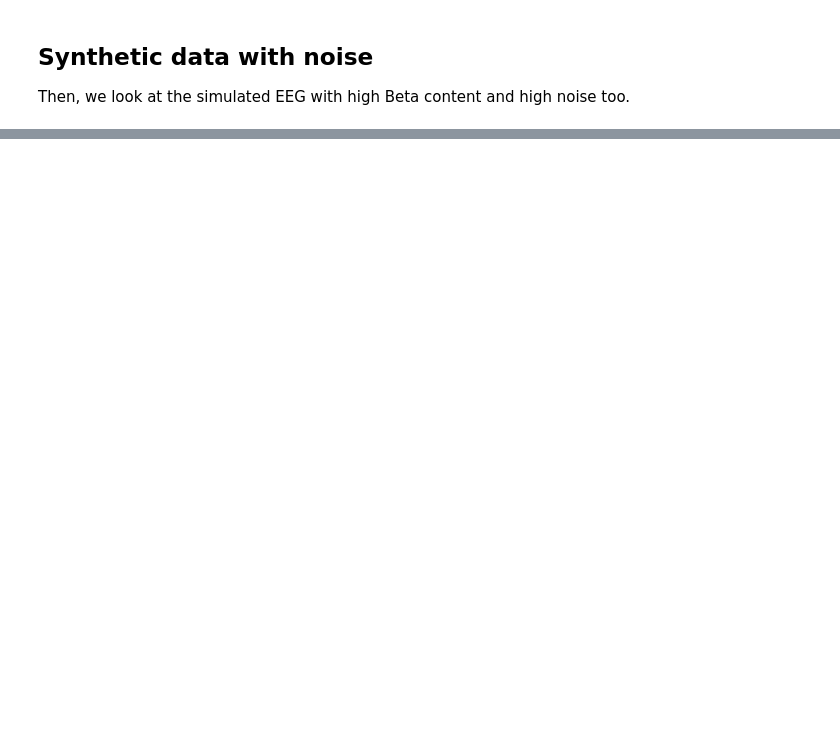
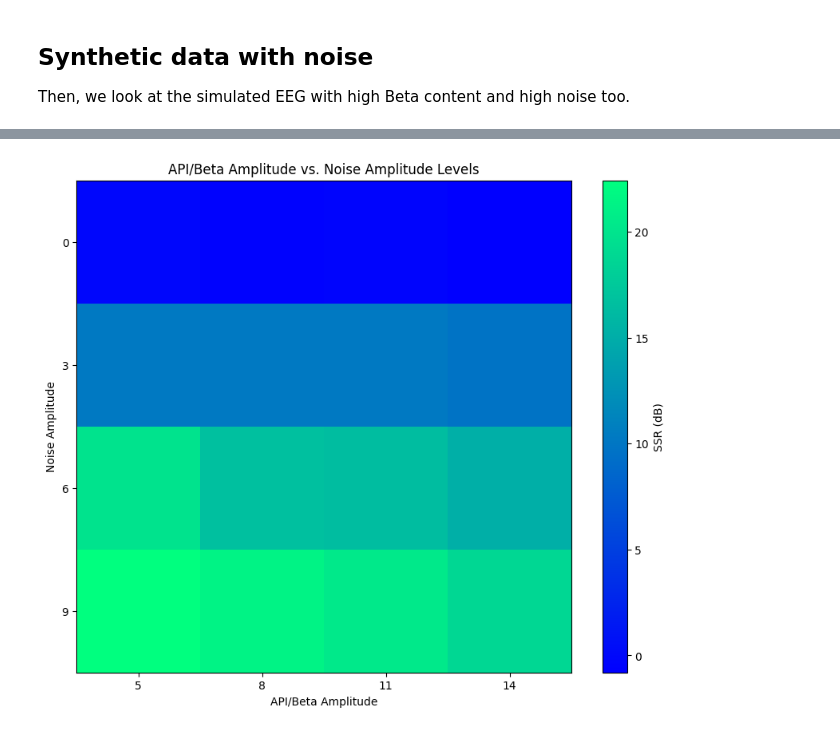
Before and after one commit to Olocufier/HABSlib, a Jupyter notebook: notebooks/HABSlib_104.ipynb, the cells around one changed output, grey strips where cells are left out. Cells and saved outputs as stored; diff of their text form; code cells hidden in the pictures; blank space fills up the shorter version.

```diff
--- a/notebooks/HABSlib_104.ipynb
+++ b/notebooks/HABSlib_104.ipynb
@@ -312,2 +325,17 @@ Session successfully created.
+# %%
+# Step 6: Visualize the results with a heatmap
+plt.figure(figsize=(10, 8))
+# plt.imshow(ssr_results, cmap="YlGnBu", aspect='auto')
+# plt.imshow(ssr_results, cmap="PRGn", aspect='auto')
+plt.imshow(ssr_results, cmap="winter", aspect='auto')
+plt.colorbar(label='SSR (dB)')
+plt.xticks(ticks=np.arange(0,len(beta_levels)), labels=beta_levels)
+plt.yticks(ticks=np.arange(len(noise_levels)), labels=noise_levels)
+plt.title("API/Beta Amplitude vs. Noise Amplitude Levels")
+plt.xlabel("API/Beta Amplitude")
+plt.ylabel("Noise Amplitude")
+plt.show()
+# %% [output]
+[figure, added]
 # %% [markdown]
 ## Evaluation
```
Also changed, not shown: parts of 10 cells of this notebook, 2 other files.
